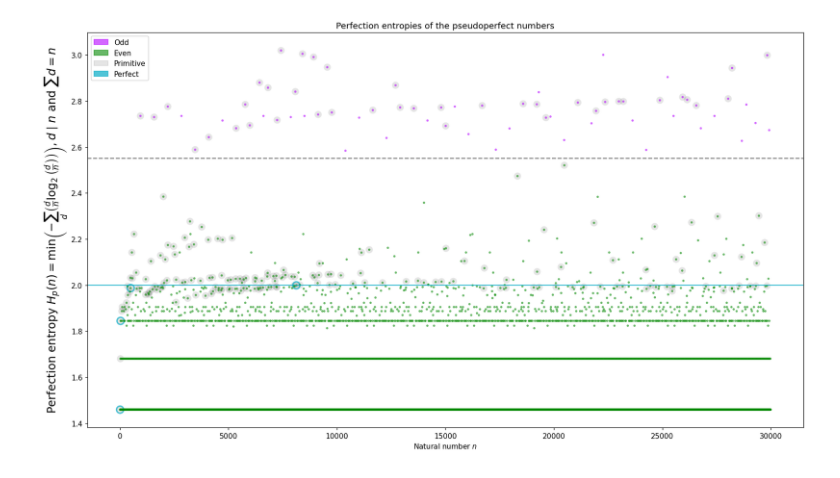
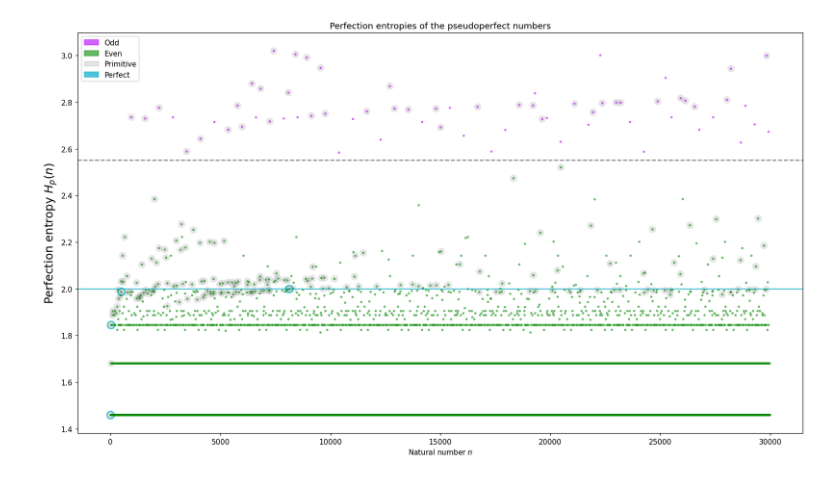
Before and after one commit to Dank-o/Perfection_Entropy, a Jupyter notebook: main.ipynb, the cells around one changed output. Saved outputs shown, nothing was run; the diff lists cells and outputs as text; code cells hidden in the pictures.

```diff
--- a/main.ipynb
+++ b/main.ipynb
@@ -12,16 +11,0 @@ import seaborn as sns
-# %%
-def perf_data_builder(start=0, stop=5, step=1):
-    """Returns lists of pseudo perfect numbers together with entropies of their
-    partitions. A given number may have more than one partition."""
-
-    return [(n, nf.perfection_entropy(n)) for n in nd.PSEUDOS[start:stop]]
-
-def mult_data_builder(stop):
-    """Builds the data for the multiplicity entropies"""
-    values = nd.PRIMITIVES[nd.PRIMITIVES <= stop]
-    result = np.vectorize(nf.multiplicity_entropy)(values)
-    return np.column_stack((values, result))
-
-nd.load_pseudos()
-nd.load_primitives()
-nd.load_primpracticals_x()
@@ -30,11 +11,0 @@ nd.load_primpracticals_x()
-# %%
-"""Load saved perfection entropy values if any have been pre-computed and saved."""
-def load_entropies_data():
-    perfection_entropies = []
-    with open("./perfection_entropy_data.txt", "r") as f:
-        for line in f:
-            perfection_entropies.append(line.split(", "))
-
-    return [[int(p[0]), float(p[1].replace("\n", ""))] for p in perfection_entropies]
-
-perfection_entropies = load_entropies_data()
@@ -41,3 +88,5 @@ perfection_entropies = load_entropies_data()
+# %%
+perfection_entropies = perf_data_builder()
 # %%
 """Perfection entropy values are expensive to compute. Save generated ones."""
 # def save_entropies_data(perfection_entropies):
@@ -122,44 +170,38 @@ y_2 = y_1[np.isin(x_1, nd.PRIMITIVES)]
 x_3 = x_1[np.isin(x_1, nd.PERFECTS)]
 y_3 = y_1[np.isin(x_1, nd.PERFECTS)]
 
-# Create colourmap
-cmap = sns.color_palette("colorblind", 5)
-
-cmap = cc.m_glasbey_bw_minc_20_minl_30.colors[:8] # One example of a distinct, colour-blind accessible palette
-
-
-# cmap = distinctipy.get_colors(4, pastel_factor=0.5)
+# Create distinct, colour-blind accessible colourmap
+cmap = cc.m_glasbey_bw_minc_20_minl_30.colors[:8]
 
 # Create colourmap to indicate parity
 par_cols = [cmap[1] if n % 2 == 0 else cmap[2] for n in x_1]
 
-# Colourmap to indicate primitives
-# prim_cols = ["g" for n in x_1]
+# # # Colourmap to indicate primitives
+# # prim_cols = ["g" for n in x_1]
 
 
 # Plotting
 plt.figure(figsize=(18, 10), dpi=110)
 plt.scatter(x_2, y_2, color='k', s=100, edgecolor='none', alpha=0.1)
 plt.scatter(x_3, y_3, color='none', s=100, edgecolor=cmap[3], alpha=0.7, linewidth=2)
 plt.scatter(x_1, y_1, color=par_cols, s=10, edgecolor='none', alpha=0.6)
 plt.axhline(2, color=cmap[3], linewidth=1)
 plt.axhline(2.55, color='k', linestyle='--', alpha = 0.5)
 
 # Labels
 plt.xlabel('Natural number $n$')
-plt.ylabel(r'Perfection entropy $H_p(n) = \min \left( - \sum_{d} \left( \frac{d}{n} \log_2 \left( \frac{d}{n} \right) \right) \right), d \mid n \text{ and } \sum d = n $', fontsize=16)
+plt.ylabel(r'Perfection entropy $H_p(n)$', fontsize=16)
 plt.title('Perfection entropies of the pseudoperfect numbers')
 
 # Define the proxy artists for the legend
 odd_patch = mpatches.Patch(color=cmap[2], label='Odd', alpha=0.6)
 even_patch = mpatches.Patch(color=cmap[1], label='Even', alpha=0.6)
 prim_patch = mpatches.Patch(color='k', label='Primitive', alpha=0.1)
 perf_patch = mpatches.Patch(color=cmap[3], label='Perfect', alpha=0.7)
 
 # Add legend
 plt.legend(handles=[odd_patch, even_patch, prim_patch, perf_patch])
-
 plt.savefig("./Perfection_entropies.png", bbox_inches='tight')
 plt.show()
 # %% [output]
-[figure, old version]
+[figure, new version]
```
Also changed, not shown: parts of 14 cells of this notebook.
